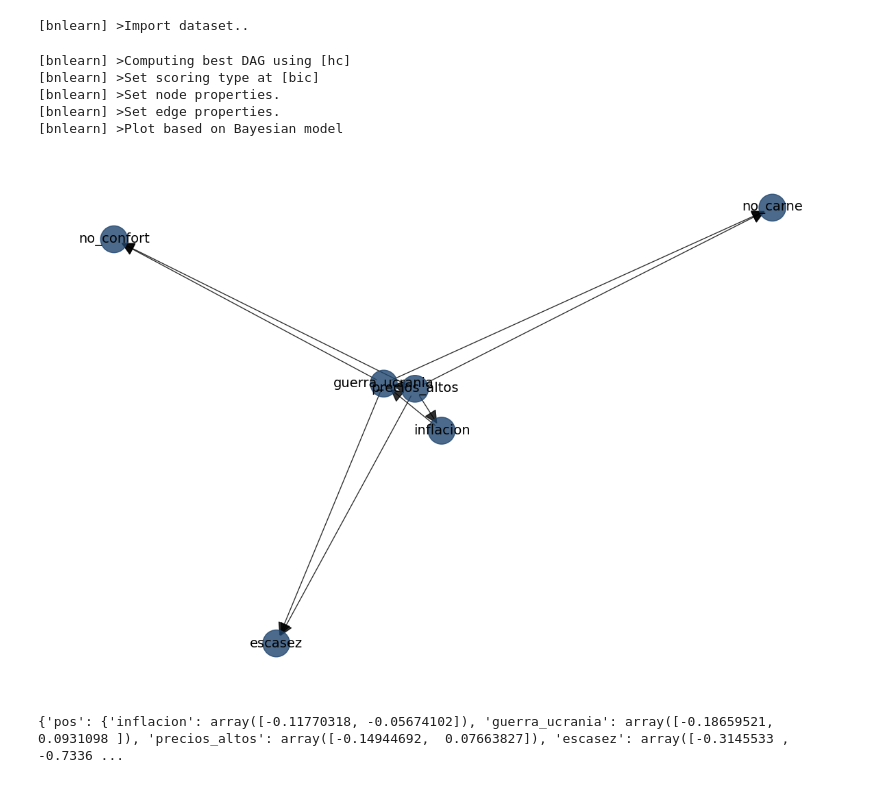
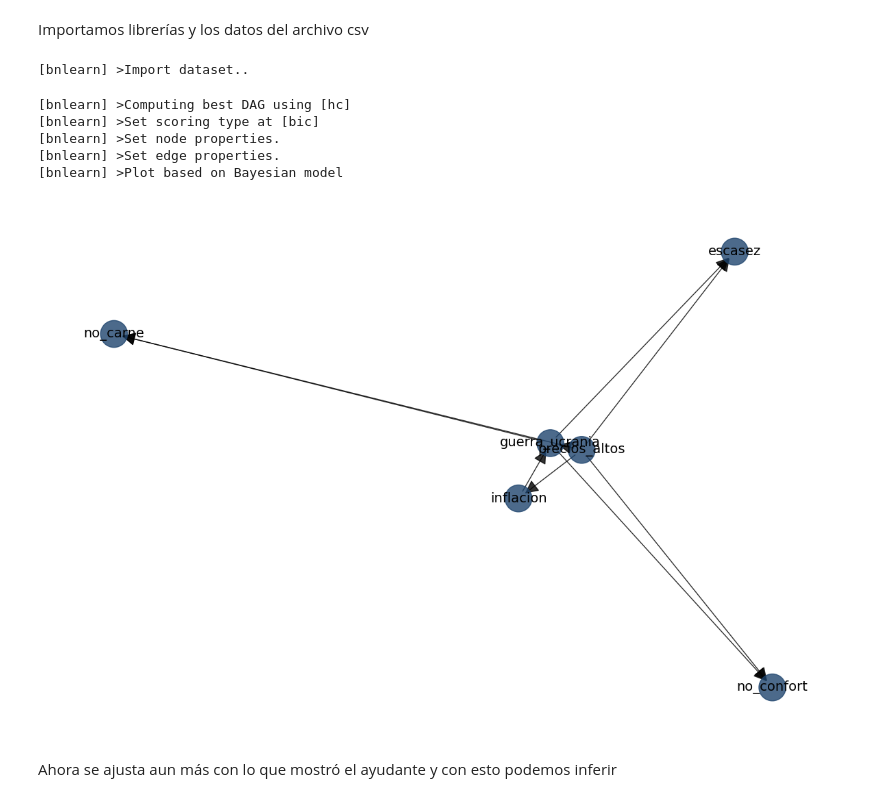
Before and after one commit to SebastianRiquelmeM/inteligencia_artificial, a Jupyter notebook: Tareas/Tarea 1/scripts/main.ipynb, the cells around one changed output. Saved outputs shown, nothing was run; the diff lists cells and outputs as text; code cells hidden in the pictures.

```diff
--- a/Tareas/Tarea 1/scripts/main.ipynb
+++ b/Tareas/Tarea 1/scripts/main.ipynb
@@ -1,3 +1,5 @@
+# %% [markdown]
+Importamos librerías y los datos del archivo csv
 # %%
 import bnlearn as bn
 
@@ -10,16 +13,15 @@ df = pd.read_csv('../dataset18.csv')
 # %% [output]
 [bnlearn] >Import dataset..
 # %%
-model = bn.structure_learning.fit(df, methodtype='hc', scoretype='bic')
+graph = bn.structure_learning.fit(df)
 
-model = bn.plot(model)
-
-print( model )
+G = bn.plot(graph)
 # %% [output]
 [bnlearn] >Computing best DAG using [hc]
 [bnlearn] >Set scoring type at [bic]
 [bnlearn] >Set node properties.
 [bnlearn] >Set edge properties.
 [bnlearn] >Plot based on Bayesian model
-[figure, old version]
+[figure, new version]
-{'pos': {'inflacion': array([-0.11770318, -0.05674102]), 'guerra_ucrania': array([-0.18659521,  0.0931098 ]), 'precios_altos': array([-0.14944692,  0.07663827]), 'escasez': array([-0.3145533 , -0.7336 ...
+# %% [markdown]
+Ahora se ajusta aun más con lo que mostró el ayudante y con esto podemos inferir
```
Also changed, not shown: parts of 2 cells of this notebook, 2 other files.
